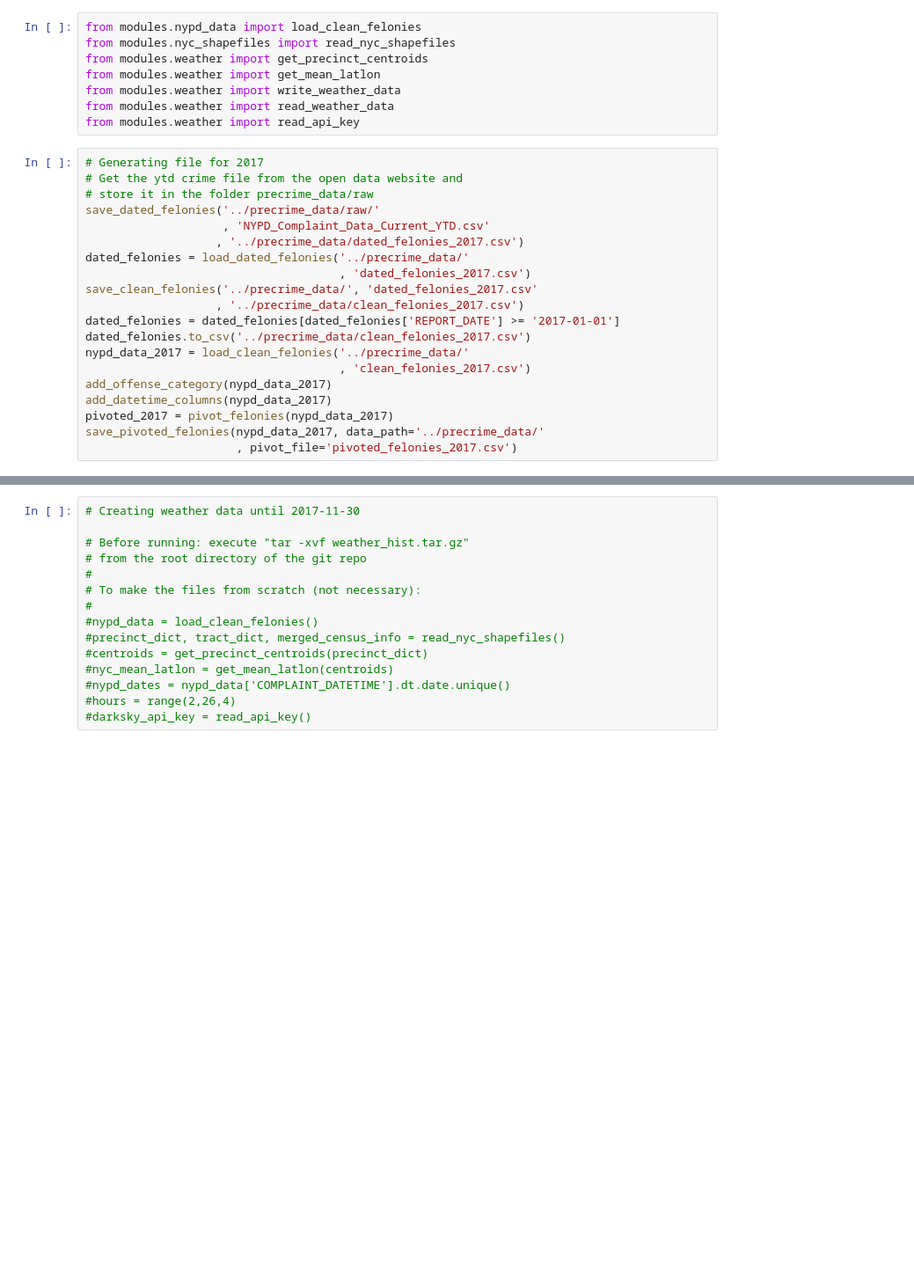
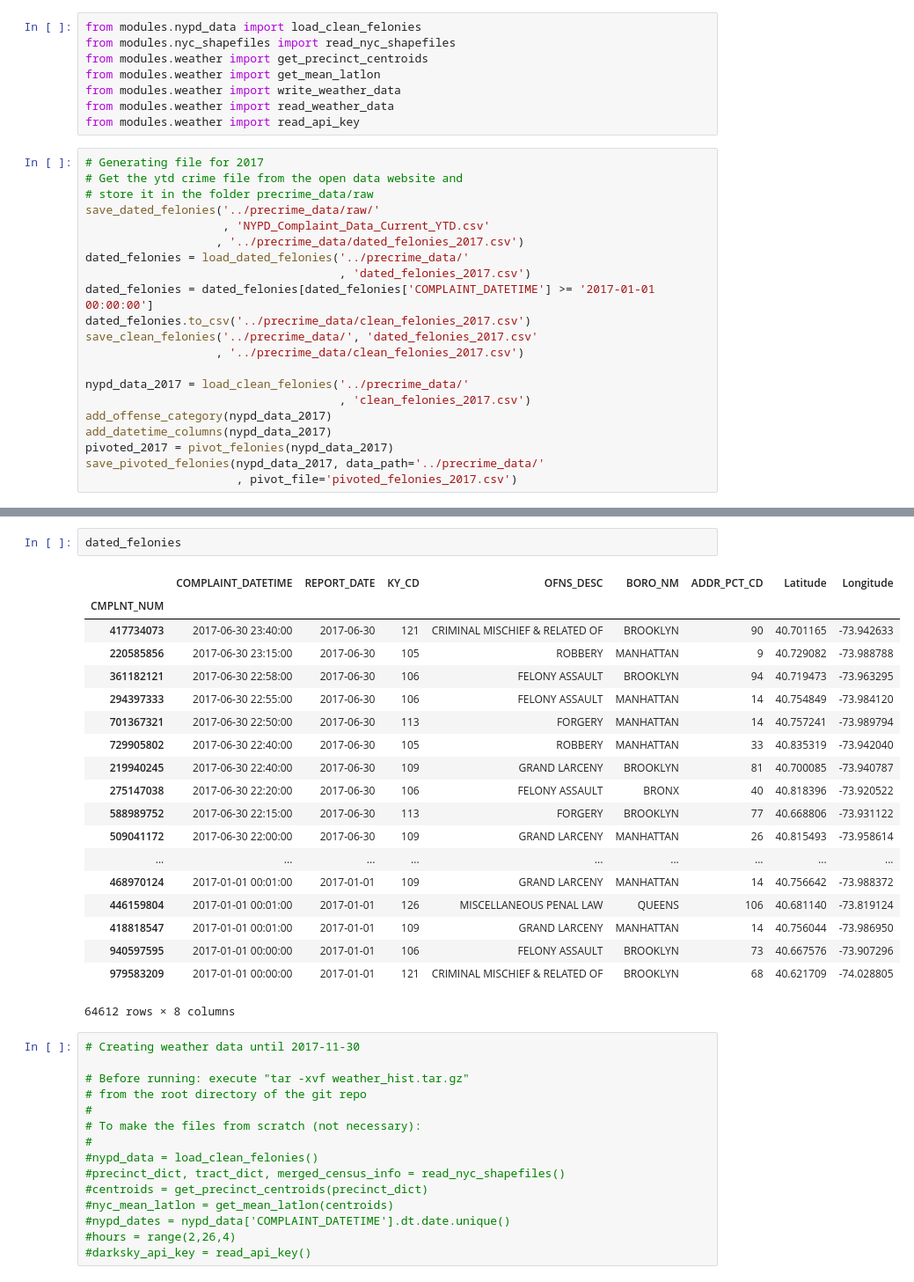
Before and after one commit to oracleofnj/precrime, a Jupyter notebook: exploratory-notebooks/Predictions_Hybrid_2017.ipynb, the cells around one changed output, grey strips where cells are left out. Shown: that part at 88% size. Cells and saved outputs as stored; diff of their text form; blank space fills up the shorter version.

```diff
--- a/exploratory-notebooks/Predictions_Hybrid_2017.ipynb
+++ b/exploratory-notebooks/Predictions_Hybrid_2017.ipynb
@@ -49,10 +50,11 @@ save_dated_felonies('../precrime_data/raw/'
                    , '../precrime_data/dated_felonies_2017.csv')
 dated_felonies = load_dated_felonies('../precrime_data/'
                                      , 'dated_felonies_2017.csv')
+dated_felonies = dated_felonies[dated_felonies['COMPLAINT_DATETIME'] >= '2017-01-01 00:00:00']
+dated_felonies.to_csv('../precrime_data/clean_felonies_2017.csv')
 save_clean_felonies('../precrime_data/', 'dated_felonies_2017.csv'
                    , '../precrime_data/clean_felonies_2017.csv')
-dated_felonies = dated_felonies[dated_felonies['REPORT_DATE'] >= '2017-01-01']
-dated_felonies.to_csv('../precrime_data/clean_felonies_2017.csv')
+
 nypd_data_2017 = load_clean_felonies('../precrime_data/'
                                      , 'clean_felonies_2017.csv')
 add_offense_category(nypd_data_2017)
@@ -69,3 +71,25 @@ Done (2017-12-05 15:01:19)
+# %%
+dated_felonies
+# %% [output]
+|  | COMPLAINT_DATETIME | REPORT_DATE | KY_CD | OFNS_DESC | BORO_NM | ADDR_PCT_CD | Latitude | Longitude |
+| CMPLNT_NUM |  |  |  |  |  |  |  |  |
+| 417734073 | 2017-06-30 23:40:00 | 2017-06-30 | 121 | CRIMINAL MISCHIEF & RELATED OF | BROOKLYN | 90 | 40.701165 | -73.942633 |
+| 220585856 | 2017-06-30 23:15:00 | 2017-06-30 | 105 | ROBBERY | MANHATTAN | 9 | 40.729082 | -73.988788 |
+| 361182121 | 2017-06-30 22:58:00 | 2017-06-30 | 106 | FELONY ASSAULT | BROOKLYN | 94 | 40.719473 | -73.963295 |
+| 294397333 | 2017-06-30 22:55:00 | 2017-06-30 | 106 | FELONY ASSAULT | MANHATTAN | 14 | 40.754849 | -73.984120 |
+| 701367321 | 2017-06-30 22:50:00 | 2017-06-30 | 113 | FORGERY | MANHATTAN | 14 | 40.757241 | -73.989794 |
+| 729905802 | 2017-06-30 22:40:00 | 2017-06-30 | 105 | ROBBERY | MANHATTAN | 33 | 40.835319 | -73.942040 |
+| 219940245 | 2017-06-30 22:40:00 | 2017-06-30 | 109 | GRAND LARCENY | BROOKLYN | 81 | 40.700085 | -73.940787 |
+| 275147038 | 2017-06-30 22:20:00 | 2017-06-30 | 106 | FELONY ASSAULT | BRONX | 40 | 40.818396 | -73.920522 |
+| 588989752 | 2017-06-30 22:15:00 | 2017-06-30 | 113 | FORGERY | BROOKLYN | 77 | 40.668806 | -73.931122 |
+| 509041172 | 2017-06-30 22:00:00 | 2017-06-30 | 109 | GRAND LARCENY | MANHATTAN | 26 | 40.815493 | -73.958614 |
+| ... | ... | ... | ... | ... | ... | ... | ... | ... |
+| 468970124 | 2017-01-01 00:01:00 | 2017-01-01 | 109 | GRAND LARCENY | MANHATTAN | 14 | 40.756642 | -73.988372 |
+| 446159804 | 2017-01-01 00:01:00 | 2017-01-01 | 126 | MISCELLANEOUS PENAL LAW | QUEENS | 106 | 40.681140 | -73.819124 |
+| 418818547 | 2017-01-01 00:01:00 | 2017-01-01 | 109 | GRAND LARCENY | MANHATTAN | 14 | 40.756044 | -73.986950 |
+| 940597595 | 2017-01-01 00:00:00 | 2017-01-01 | 106 | FELONY ASSAULT | BROOKLYN | 73 | 40.667576 | -73.907296 |
+| 979583209 | 2017-01-01 00:00:00 | 2017-01-01 | 121 | CRIMINAL MISCHIEF & RELATED OF | BROOKLYN | 68 | 40.621709 | -74.028805 |
+64612 rows × 8 columns
 # %%
 # Creating weather data until 2017-11-30
 
```
Also changed, not shown: parts of 9 cells of this notebook, 2 other files.
